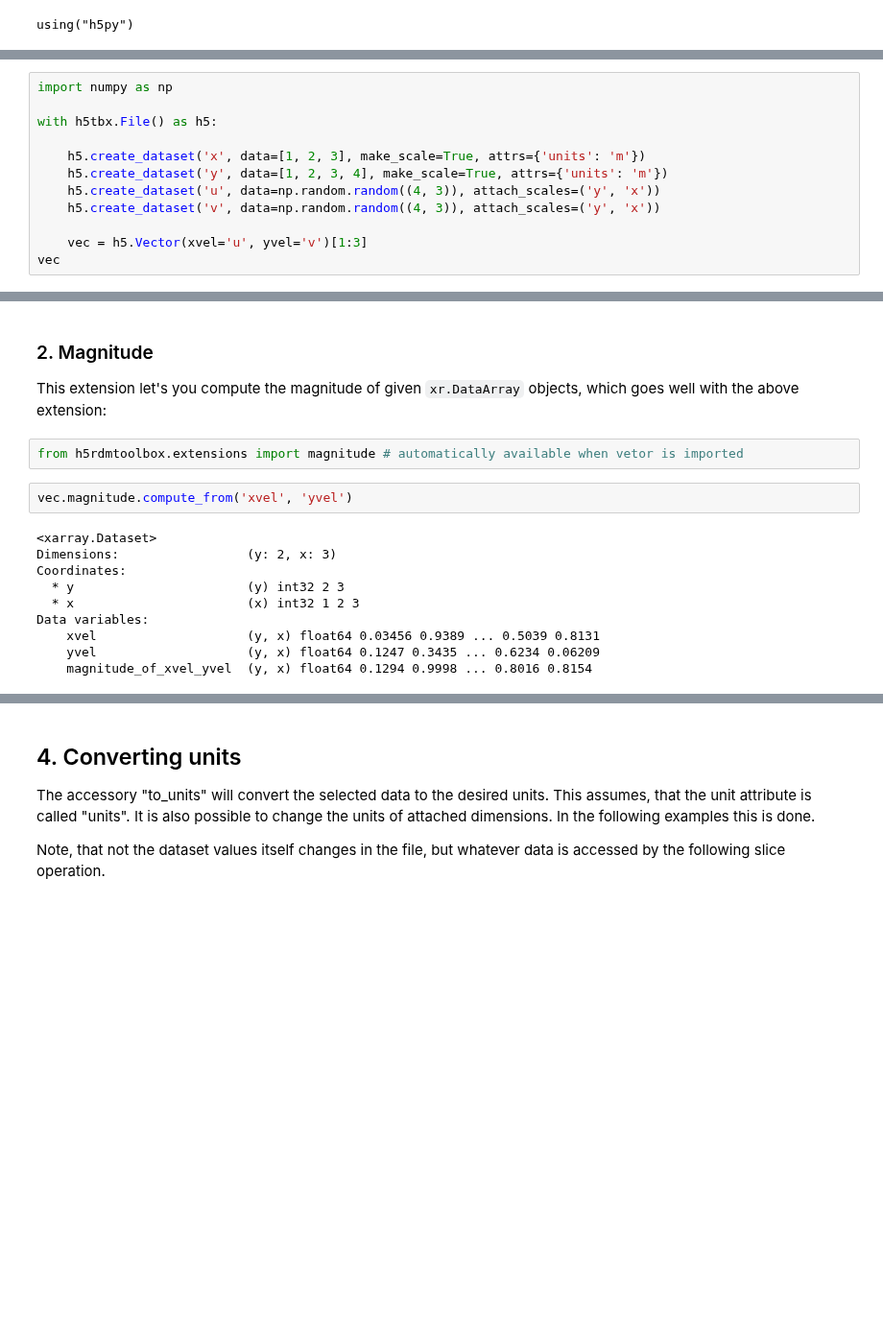
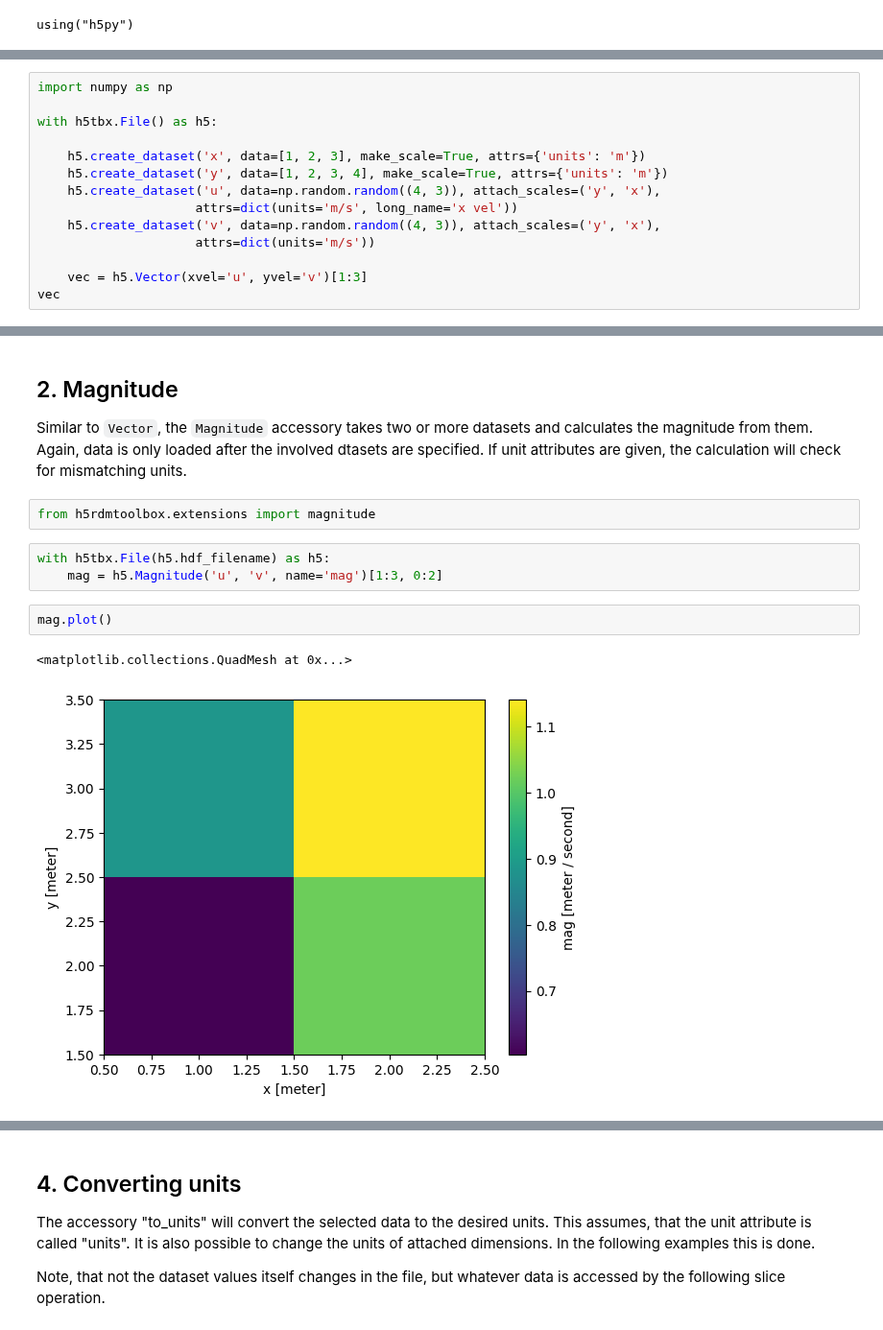
Before and after one commit to matthiasprobst/h5RDMtoolbox, a Jupyter notebook: docs/userguide/misc/Extensions.ipynb, the cells around one changed output, grey strips where cells are left out. Shown at 96% size. Cells and saved outputs as stored; diff of their text form; blank space fills up the shorter version.

Commit message:
update and unify extension imlementation

```diff
--- a/docs/userguide/misc/Extensions.ipynb
+++ b/docs/userguide/misc/Extensions.ipynb
@@ -26,8 +29,10 @@ with h5tbx.File() as h5:
 
     h5.create_dataset('x', data=[1, 2, 3], make_scale=True, attrs={'units': 'm'})
     h5.create_dataset('y', data=[1, 2, 3, 4], make_scale=True, attrs={'units': 'm'})
-    h5.create_dataset('u', data=np.random.random((4, 3)), attach_scales=('y', 'x'))
-    h5.create_dataset('v', data=np.random.random((4, 3)), attach_scales=('y', 'x'))
+    h5.create_dataset('u', data=np.random.random((4, 3)), attach_scales=('y', 'x'),
+                     attrs=dict(units='m/s', long_name='x vel'))
+    h5.create_dataset('v', data=np.random.random((4, 3)), attach_scales=('y', 'x'),
+                     attrs=dict(units='m/s'))
 
     vec = h5.Vector(xvel='u', yvel='v')[1:3]
 vec
@@ -43,18 +51,14 @@ Data variables:
 # %% [markdown]
-### 2. Magnitude
-This extension let's you compute the magnitude of given `xr.DataArray` objects, which goes well with the above extension:
+## 2. Magnitude
+Similar to `Vector`, the `Magnitude` accessory takes two or more datasets and calculates the magnitude from them. Again, data is only loaded after the involved dtasets are specified. If unit attributes are given, the calculation will check for mismatching units.
 # %%
-from h5rdmtoolbox.extensions import magnitude # automatically available when vetor is imported
+from h5rdmtoolbox.extensions import magnitude
+# %%
+with h5tbx.File(h5.hdf_filename) as h5:
+    mag = h5.Magnitude('u', 'v', name='mag')[1:3, 0:2]
 # %%
-vec.magnitude.compute_from('xvel', 'yvel')
+mag.plot()
 # %% [output]
-<xarray.Dataset>
-Dimensions:                 (y: 2, x: 3)
-Coordinates:
-  * y                       (y) int32 2 3
-  * x                       (x) int32 1 2 3
-Data variables:
-    xvel                    (y, x) float64 0.03456 0.9389 ... 0.5039 0.8131
-    yvel                    (y, x) float64 0.1247 0.3435 ... 0.6234 0.06209
-    magnitude_of_xvel_yvel  (y, x) float64 0.1294 0.9998 ... 0.8016 0.8154
+<matplotlib.collections.QuadMesh at 0x...>
+[figure, added]
 # %% [markdown]
```
Also changed, not shown: parts of 19 cells of this notebook, 12 other files.
